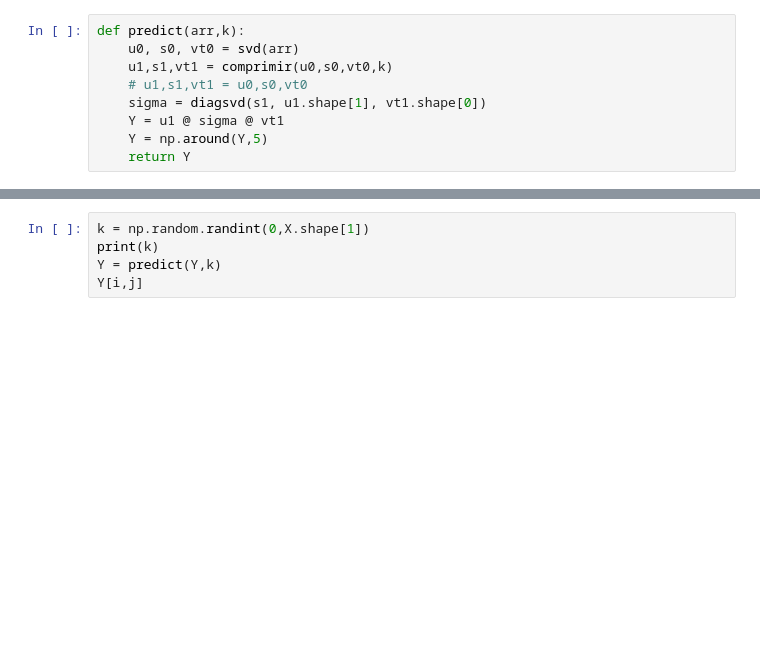
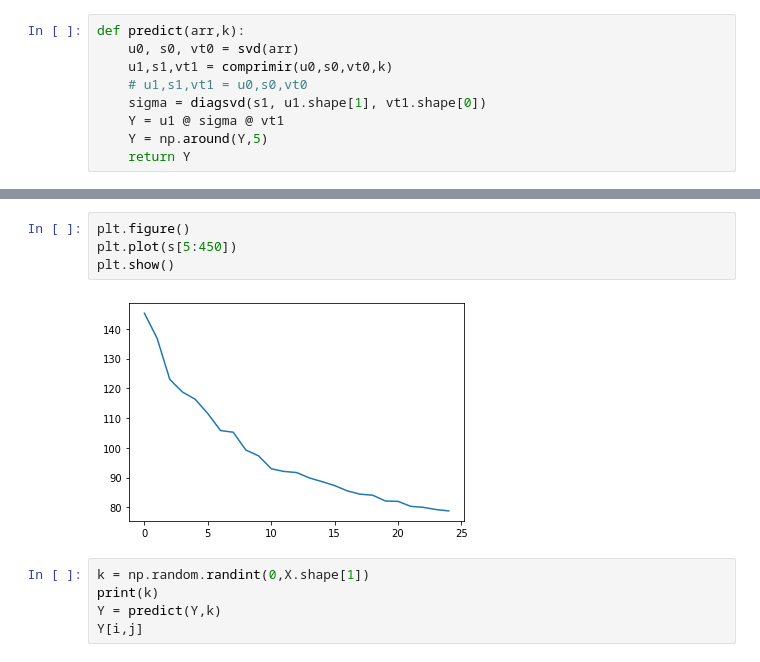
Before and after one commit to alfredjynx/Netflix-Sigma, a Jupyter notebook: netfelix.ipynb, the cells around one changed output, grey strips where cells are left out. Saved outputs shown, nothing was run; the diff lists cells and outputs as text; blank space fills up the shorter version.

```diff
--- a/netfelix.ipynb
+++ b/netfelix.ipynb
@@ -57,3 +76,9 @@ def predict(arr,k):
+# %%
+plt.figure()
+plt.plot(s[5:450])
+plt.show()
+# %% [output]
+[figure, added]
 # %%
 k = np.random.randint(0,X.shape[1])
 print(k)
```
Also changed, not shown: parts of 5 cells of this notebook.
